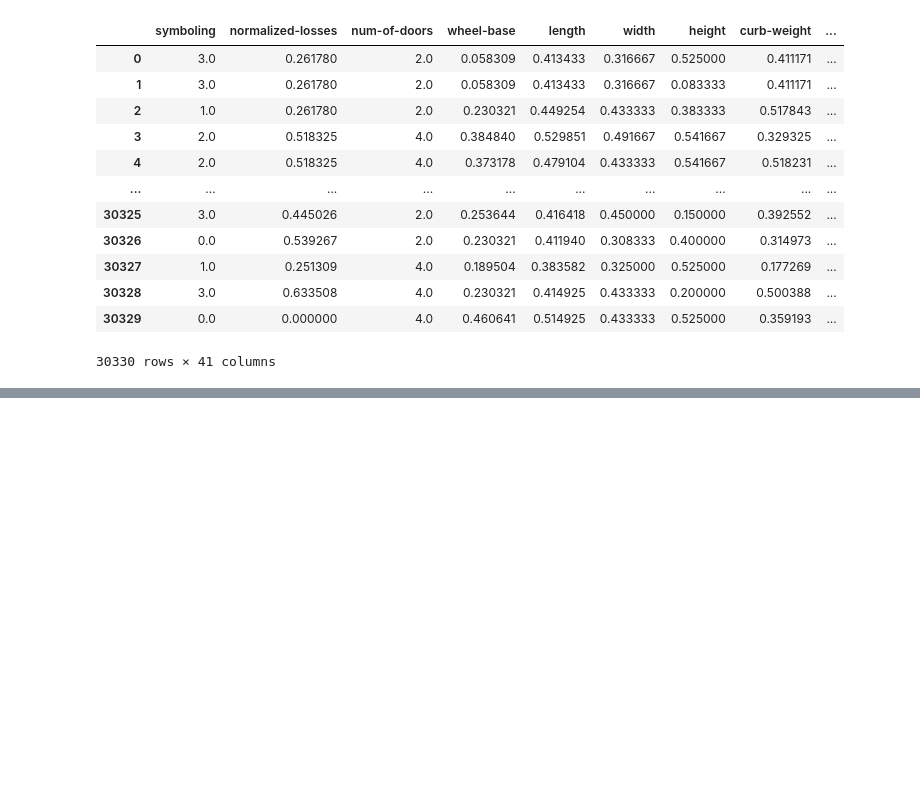
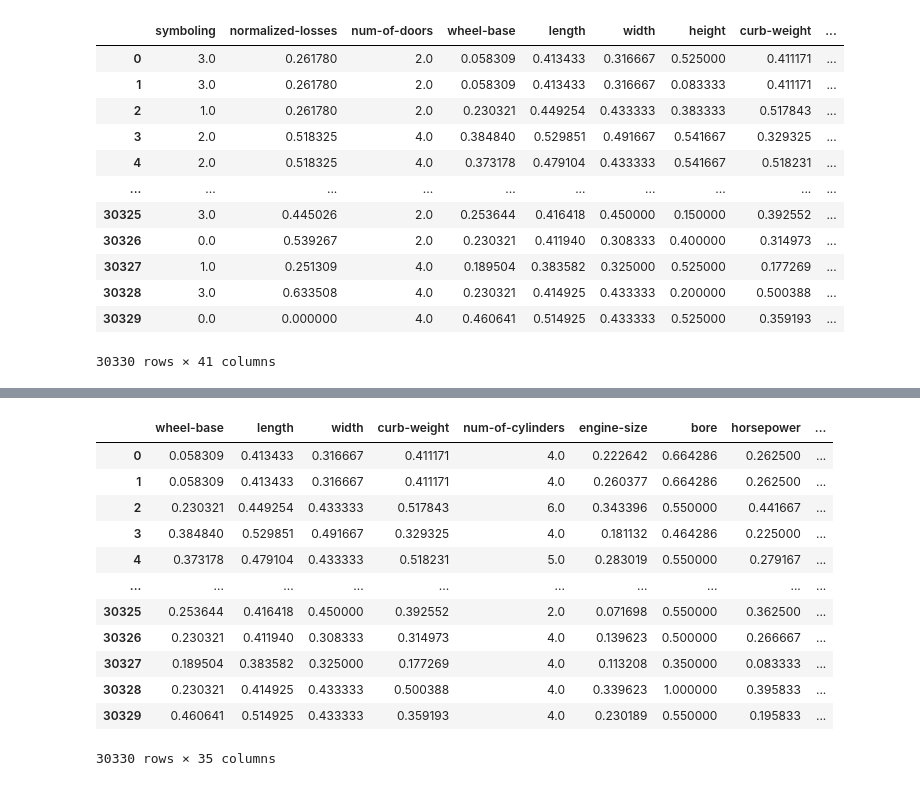
Before and after one commit to AbdulWahid026/ML_CarPricing, a Jupyter notebook: car_pricing.ipynb, the cells around one changed output, grey strips where cells are left out. Cells and saved outputs as stored; diff of their text form; code cells hidden in the pictures; blank space fills up the shorter version.

```diff
--- a/car_pricing.ipynb
+++ b/car_pricing.ipynb
@@ -466,0 +491,18 @@ cars_df
+# %%
+### These columns have very low correlation with price so we can drop them
+cars_df=cars_df.drop(columns=['height','stroke','normalized-losses','compression-ratio','num-of-doors','symboling'])
+cars_df
+# %% [output]
+|  | wheel-base | length | width | curb-weight | num-of-cylinders | engine-size | bore | horsepower | ... |
+| 0 | 0.058309 | 0.413433 | 0.316667 | 0.411171 | 4.0 | 0.222642 | 0.664286 | 0.262500 | ... |
+| 1 | 0.058309 | 0.413433 | 0.316667 | 0.411171 | 4.0 | 0.260377 | 0.664286 | 0.262500 | ... |
+| 2 | 0.230321 | 0.449254 | 0.433333 | 0.517843 | 6.0 | 0.343396 | 0.550000 | 0.441667 | ... |
+| 3 | 0.384840 | 0.529851 | 0.491667 | 0.329325 | 4.0 | 0.181132 | 0.464286 | 0.225000 | ... |
+| 4 | 0.373178 | 0.479104 | 0.433333 | 0.518231 | 5.0 | 0.283019 | 0.550000 | 0.279167 | ... |
+| ... | ... | ... | ... | ... | ... | ... | ... | ... | ... |
+| 30325 | 0.253644 | 0.416418 | 0.450000 | 0.392552 | 2.0 | 0.071698 | 0.550000 | 0.362500 | ... |
+| 30326 | 0.230321 | 0.411940 | 0.308333 | 0.314973 | 4.0 | 0.139623 | 0.500000 | 0.266667 | ... |
+| 30327 | 0.189504 | 0.383582 | 0.325000 | 0.177269 | 4.0 | 0.113208 | 0.350000 | 0.083333 | ... |
+| 30328 | 0.230321 | 0.414925 | 0.433333 | 0.500388 | 4.0 | 0.339623 | 1.000000 | 0.395833 | ... |
+| 30329 | 0.460641 | 0.514925 | 0.433333 | 0.359193 | 4.0 | 0.230189 | 0.550000 | 0.195833 | ... |
+30330 rows × 35 columns
```
Also changed, not shown: parts of 2 cells of this notebook.
